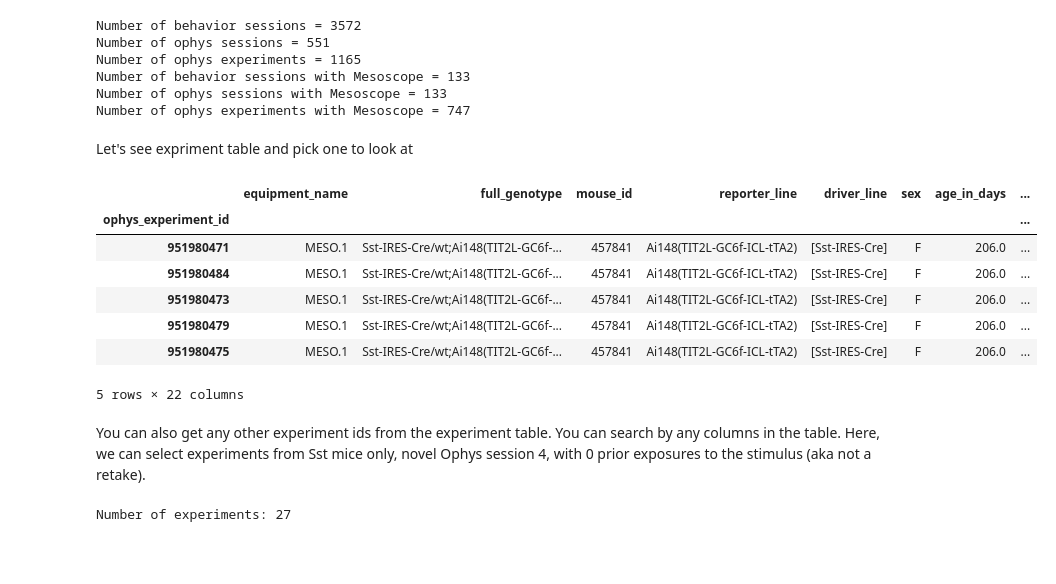
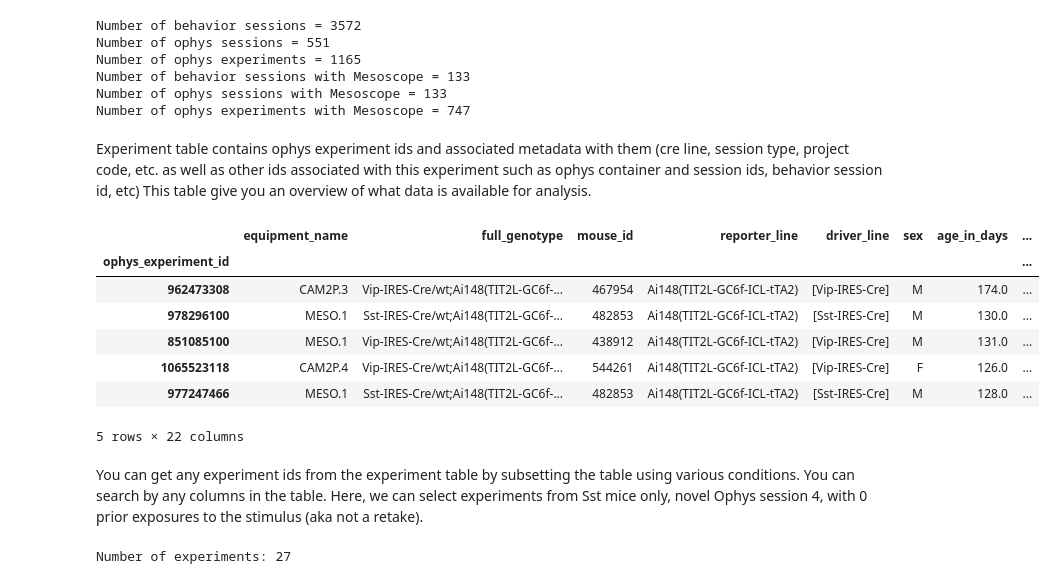
Before and after one commit to AllenInstitute/visual_behavior_analysis, a Jupyter notebook: notebooks/22.03.2021_load_ophys_data_example.ipynb, the cells around one changed output. Cells and saved outputs as stored; diff of their text form; code cells hidden in the pictures; blank space fills up the shorter version.

```diff
--- a/notebooks/22.03.2021_load_ophys_data_example.ipynb
+++ b/notebooks/22.03.2021_load_ophys_data_example.ipynb
@@ -55,21 +57,22 @@ Number of ophys experiments = 1165
 Number of behavior sessions with Mesoscope = 133
 Number of ophys sessions with Mesoscope = 133
 Number of ophys experiments with Mesoscope = 747
-# %% [markdown]
-Let's see expriment table and pick one to look at
-# %%
-experiment_table.head(5)
-# %% [output]
-|  | equipment_name | full_genotype | mouse_id | reporter_line | driver_line | sex | age_in_days | ... |
-| ophys_experiment_id |  |  |  |  |  |  |  | ... |
-| 951980471 | MESO.1 | Sst-IRES-Cre/wt;Ai148(TIT2L-GC6f-... | 457841 | Ai148(TIT2L-GC6f-ICL-tTA2) | [Sst-IRES-Cre] | F | 206.0 | ... |
-| 951980484 | MESO.1 | Sst-IRES-Cre/wt;Ai148(TIT2L-GC6f-... | 457841 | Ai148(TIT2L-GC6f-ICL-tTA2) | [Sst-IRES-Cre] | F | 206.0 | ... |
-| 951980473 | MESO.1 | Sst-IRES-Cre/wt;Ai148(TIT2L-GC6f-... | 457841 | Ai148(TIT2L-GC6f-ICL-tTA2) | [Sst-IRES-Cre] | F | 206.0 | ... |
-| 951980479 | MESO.1 | Sst-IRES-Cre/wt;Ai148(TIT2L-GC6f-... | 457841 | Ai148(TIT2L-GC6f-ICL-tTA2) | [Sst-IRES-Cre] | F | 206.0 | ... |
-| 951980475 | MESO.1 | Sst-IRES-Cre/wt;Ai148(TIT2L-GC6f-... | 457841 | Ai148(TIT2L-GC6f-ICL-tTA2) | [Sst-IRES-Cre] | F | 206.0 | ... |
-5 rows × 22 columns
+# %% [markdown]
+Experiment table contains ophys experiment ids and associated metadata with them (cre line, session type, project code, etc. as well as other ids associated with this experiment such as ophys container and session ids, behavior session id, etc) This table give you an overview of what data is available for analysis.
+# %%
+# let's print a sample of 5 rows to see what's in the table
+experiment_table.sample(5)
+# %% [output]
+|  | equipment_name | full_genotype | mouse_id | reporter_line | driver_line | sex | age_in_days | ... |
+| ophys_experiment_id |  |  |  |  |  |  |  | ... |
+| 962473308 | CAM2P.3 | Vip-IRES-Cre/wt;Ai148(TIT2L-GC6f-... | 467954 | Ai148(TIT2L-GC6f-ICL-tTA2) | [Vip-IRES-Cre] | M | 174.0 | ... |
+| 978296100 | MESO.1 | Sst-IRES-Cre/wt;Ai148(TIT2L-GC6f-... | 482853 | Ai148(TIT2L-GC6f-ICL-tTA2) | [Sst-IRES-Cre] | M | 130.0 | ... |
+| 851085100 | MESO.1 | Vip-IRES-Cre/wt;Ai148(TIT2L-GC6f-... | 438912 | Ai148(TIT2L-GC6f-ICL-tTA2) | [Vip-IRES-Cre] | M | 131.0 | ... |
+| 1065523118 | CAM2P.4 | Vip-IRES-Cre/wt;Ai148(TIT2L-GC6f-... | 544261 | Ai148(TIT2L-GC6f-ICL-tTA2) | [Vip-IRES-Cre] | F | 126.0 | ... |
+| 977247466 | MESO.1 | Sst-IRES-Cre/wt;Ai148(TIT2L-GC6f-... | 482853 | Ai148(TIT2L-GC6f-ICL-tTA2) | [Sst-IRES-Cre] | M | 128.0 | ... |
+5 rows × 22 columns
 # %% [markdown]
-You can also get any other experiment ids from the experiment table. You can search by any columns in the table. Here, we can select experiments from Sst mice only, novel Ophys session 4, with 0 prior exposures to the stimulus (aka not a retake).
+You can get any experiment ids from the experiment table by subsetting the table using various conditions. You can search by any columns in the table. Here, we can select experiments from Sst mice only, novel Ophys session 4, with 0 prior exposures to the stimulus (aka not a retake).
 # %%
 # get all Sst experiments for ophys session 4
 selected_experiment_table = experiment_table[(experiment_table.cre_line=='Sst-IRES-Cre')&
```
Also changed, not shown: parts of 12 cells of this notebook.
